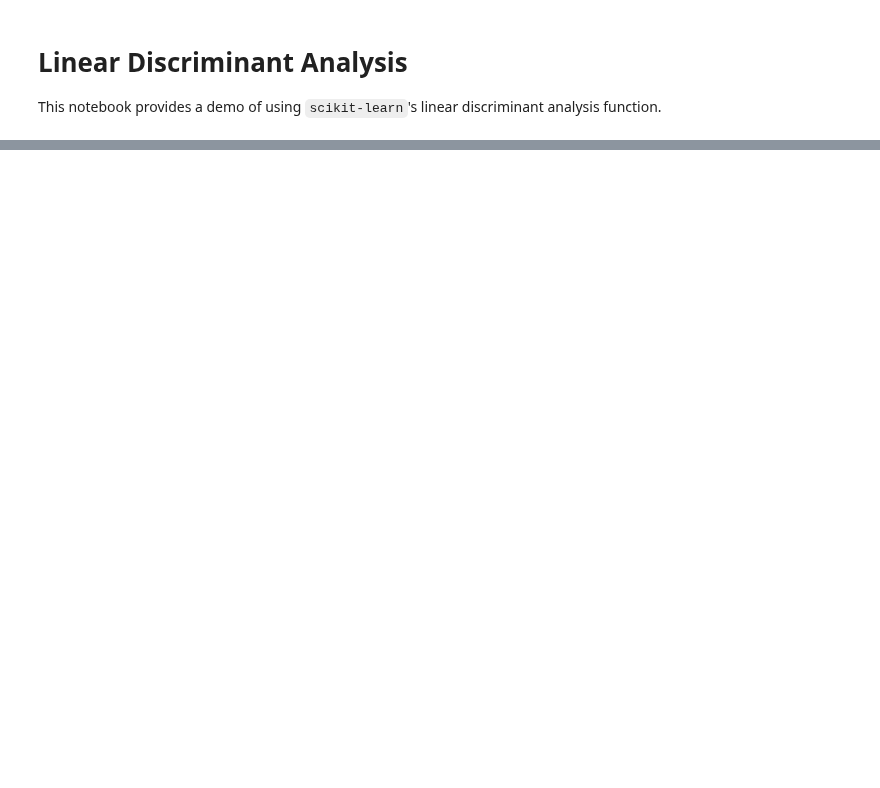
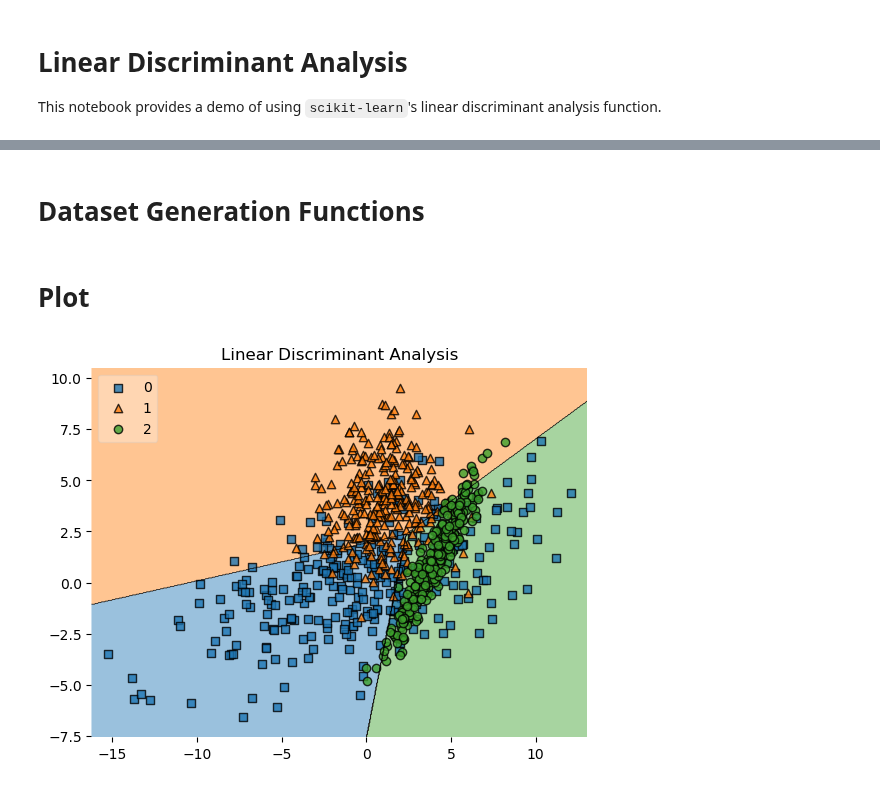
Before and after one commit to ajdillhoff/CSE6363, a Jupyter notebook: logistic_regression/lda.ipynb, the cells around one changed output, grey strips where cells are left out. Drawn from its saved outputs; the diff is of its cells as text; code cells hidden in the pictures; blank space fills up the shorter version.

```diff
--- a/logistic_regression/lda.ipynb
+++ b/logistic_regression/lda.ipynb
@@ -162,0 +23,45 @@ plt.show()
+# %% [markdown]
+# Dataset Generation Functions
+# %%
+def dataset_fixed_cov():
+    """Generate 3 Gaussians samples with the same covariance matrix"""
+    n, dim = 300, 2
+    np.random.seed(0)
+    C = np.array([[0.0, -0.23], [0.83, 0.23]])
+    X = np.r_[
+        np.dot(np.random.randn(n, dim), C),
+        np.dot(np.random.randn(n, dim), C) + np.array([1, 1]),
+        np.dot(np.random.randn(n, dim), C) + np.array([2, 2]),
+    ]
+    y = np.hstack((np.zeros(n), np.ones(n), np.ones(n)*2))
+    return X, y
+
+
+def dataset_cov():
+    """Generate 3 Gaussians samples with different covariance matrices"""
+    n, dim = 300, 2
+    np.random.seed(0)
+    C1 = np.array([[0.0, -1.0], [2.5, 0.7]]) * 2.0
+    C2 = np.array([[1.0, 0.0], [0.0, 1.0]]) * 2.0
+    C3 = np.array([[0.5, 0.5], [0.5, 1.0]]) * 2.0
+    X = np.r_[
+        np.dot(np.random.randn(n, dim), C1),
+        np.dot(np.random.randn(n, dim), C2) + np.array([1, 4]),
+        np.dot(np.random.randn(n, dim), C3) + np.array([4, 1]),
+    ]
+    y = np.hstack((np.zeros(n), np.ones(n), np.ones(n)*2))
+    return X, y
+# %% [markdown]
+# Plot
+# %%
+from mlxtend.plotting import plot_decision_regions
+
+X, y = dataset_cov()
+qda = QuadraticDiscriminantAnalysis(store_covariance=True).fit(X, y)
+lda = LinearDiscriminantAnalysis(solver="svd", store_covariance=True).fit(X, y)
+
+fig = plot_decision_regions(X=X, y=y.astype(np.int_), clf=lda, legend=2)
+plt.title("Linear Discriminant Analysis")
+plt.show()
+# %% [output]
+[figure, added]
```
Also changed, not shown: parts of 3 cells of this notebook.
